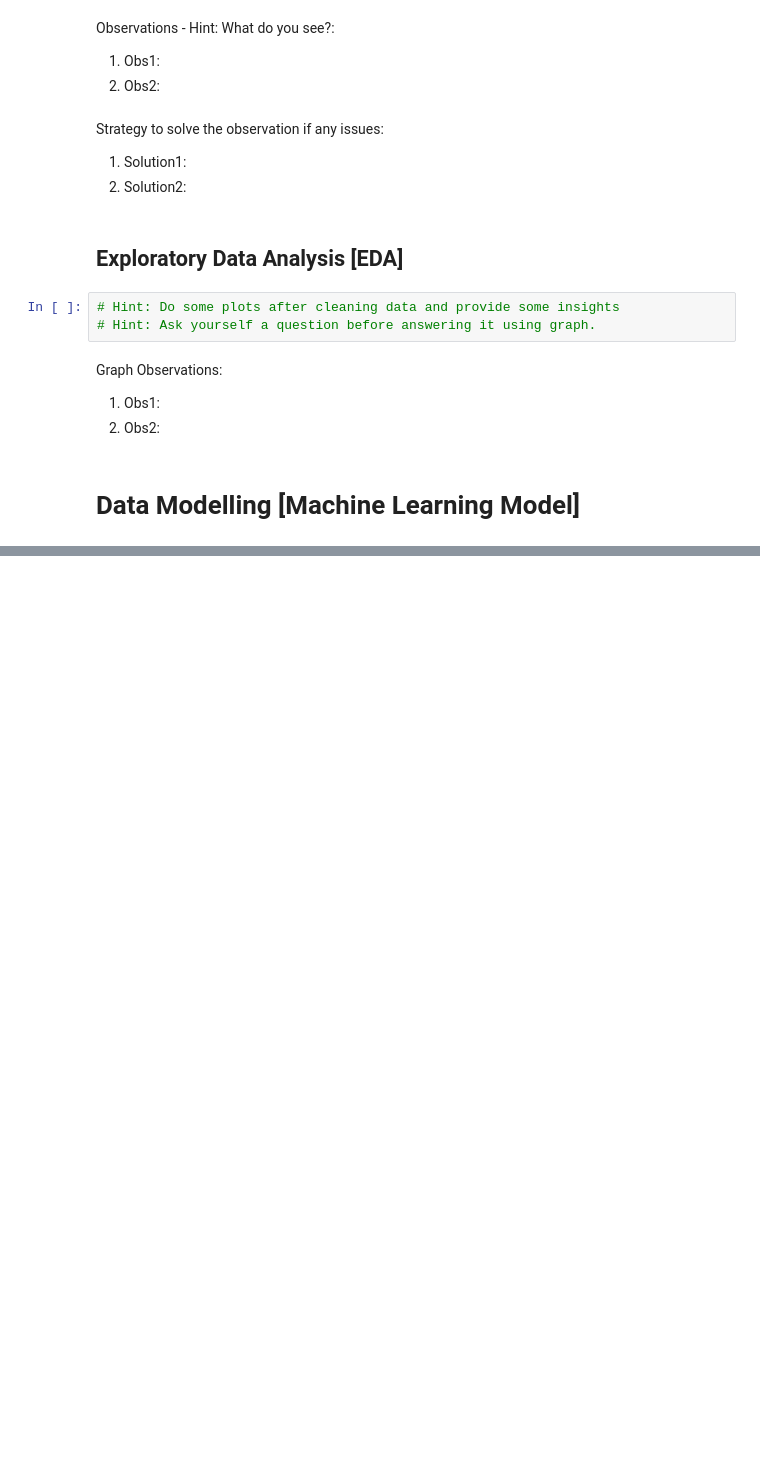
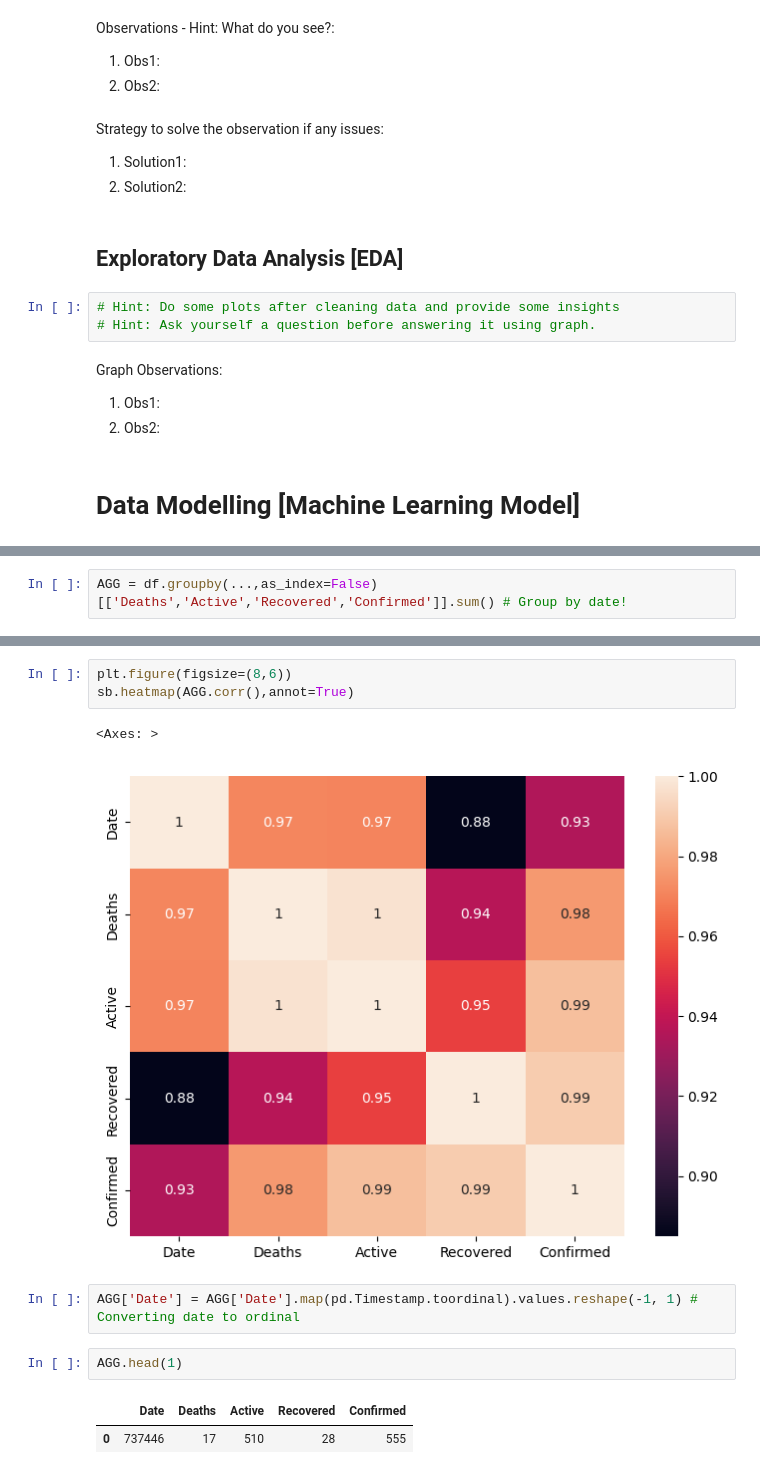
Before and after one commit to AIBabyTeaching/MACHINE-LEARNING-SEPT-2024, a Jupyter notebook: ALL_WEEKS - Student.ipynb, the cells around one changed output, grey strips where cells are left out. Cells and saved outputs as stored; diff of their text form; blank space fills up the shorter version.

```diff
--- a/ALL_WEEKS - Student.ipynb
+++ b/ALL_WEEKS - Student.ipynb
@@ -136,0 +271,2 @@ Graph Observations:
+# %%
+AGG = df.groupby(...,as_index=False)[['Deaths','Active','Recovered','Confirmed']].sum() # Group by date!
@@ -136,0 +288,13 @@ Graph Observations:
+# %%
+plt.figure(figsize=(8,6))
+sb.heatmap(AGG.corr(),annot=True)
+# %% [output]
+<Axes: >
+[figure, added]
+# %%
+AGG['Date'] = AGG['Date'].map(pd.Timestamp.toordinal).values.reshape(-1, 1) # Converting date to ordinal
+# %%
+AGG.head(1)
+# %% [output]
+|  | Date | Deaths | Active | Recovered | Confirmed |
+| 0 | 737446 | 17 | 510 | 28 | 555 |
```
Also changed, not shown: parts of 24 cells of this notebook.
